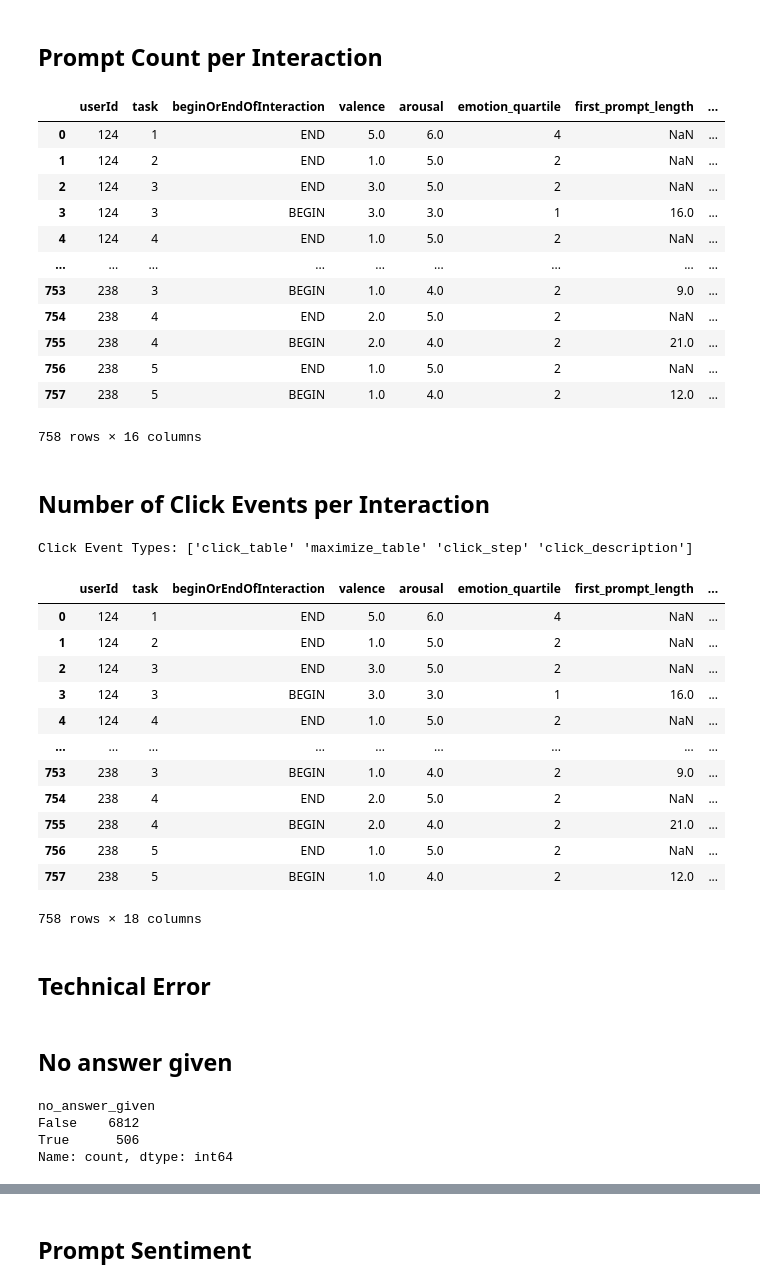
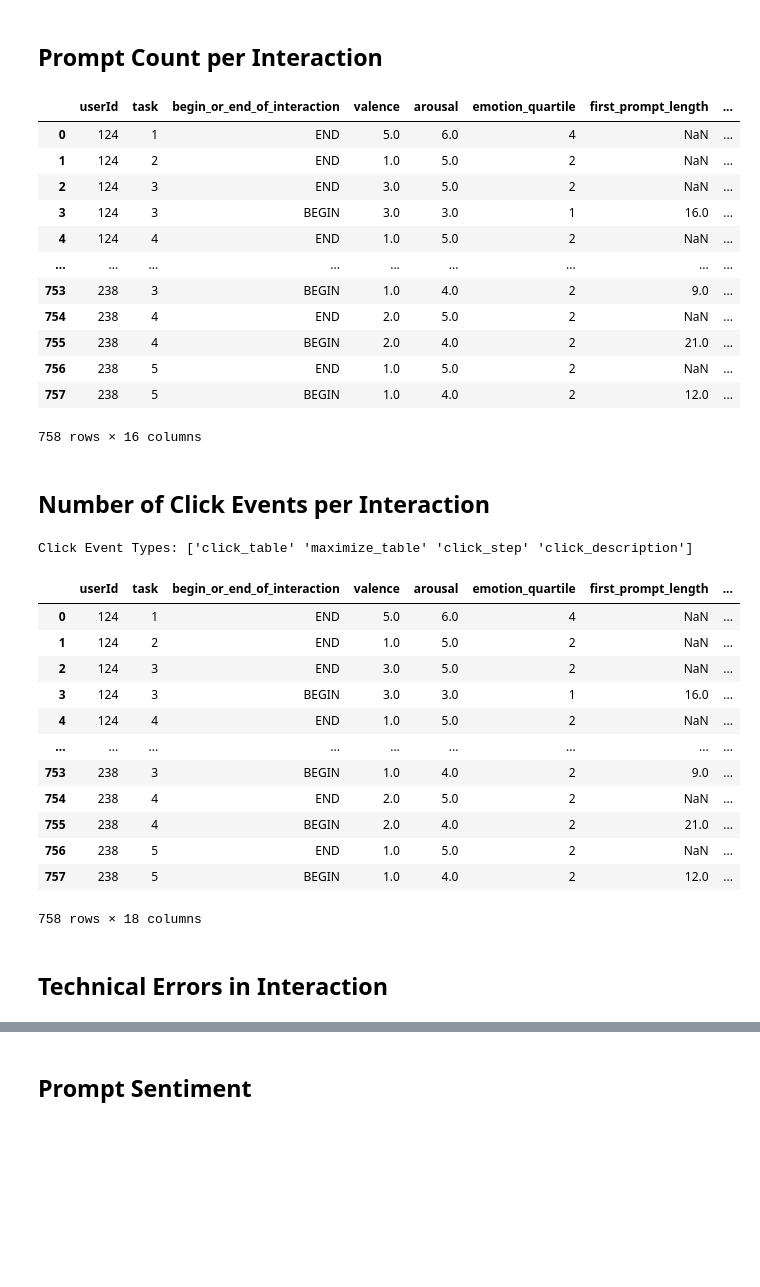
Before and after one commit to MaxiG-ai/user_affectiv_research_llm, a Jupyter notebook: dataset_exploration.ipynb, the cells around one changed output, grey strips where cells are left out. Saved outputs shown, nothing was run; the diff lists cells and outputs as text; code cells hidden in the pictures; blank space fills up the shorter version.

Commit message:
added technical errors

```diff
--- a/dataset_exploration.ipynb
+++ b/dataset_exploration.ipynb
@@ -281,13 +301,13 @@ features_df
 df = first_answer_per_interaction.copy()
 df['first_answer_length'] = df['agent_output'].apply(lambda x: len(x.split()))
 
-features_df = pd.merge(features_df, df[['userId', 'task', 'beginOrEndOfInteraction', 'first_answer_length']], on=['userId', 'task', 'beginOrEndOfInteraction'], how='left')
+features_df = pd.merge(features_df, df[['userId', 'task', 'begin_or_end_of_interaction', 'first_answer_length']], on=['userId', 'task', 'begin_or_end_of_interaction'], how='left')
 
 # Add length of last prompt to features_df
 df = last_answer_per_interaction.copy()
 df['last_answer_length'] = df['agent_output'].apply(lambda x: len(x.split()))
 
-features_df = pd.merge(features_df, df[['userId', 'task', 'beginOrEndOfInteraction', 'last_answer_length']], on=['userId', 'task', 'beginOrEndOfInteraction'], how='left')
+features_df = pd.merge(features_df, df[['userId', 'task', 'begin_or_end_of_interaction', 'last_answer_length']], on=['userId', 'task', 'begin_or_end_of_interaction'], how='left')
 
 
 
@@ -297,10 +317,10 @@ df['avg_agent_answer_length'] = df['agent_output'].apply(lambda x: len(x.split()
 
 df = df.groupby(['userId', 'task'])['avg_agent_answer_length'].mean().reset_index()
 
-df['beginOrEndOfInteraction'] = 'END'
+df['begin_or_end_of_interaction'] = 'END'
 
-features_df = pd.merge(features_df, df[['userId', 'task', 'beginOrEndOfInteraction', 'avg_agent_answer_length']],
-                       on=['userId', 'task', 'beginOrEndOfInteraction'], how='left')
+features_df = pd.merge(features_df, df[['userId', 'task', 'begin_or_end_of_interaction', 'avg_agent_answer_length']],
+                       on=['userId', 'task', 'begin_or_end_of_interaction'], how='left')
 
 features_df
 # %% [output]
@@ -322,10 +342,10 @@ features_df
 # %%
 # (last prompt timestamp) - (2nd last agent answer timestamp)
 
-df = pd.merge(last_prompt_per_interaction[['userId', 'task', 'timestamp_unix', 'beginOrEndOfInteraction']], second_last_answer_per_interaction[['userId', 'task', 'timestamp_unix', 'beginOrEndOfInteraction']], on=['userId', 'task', 'beginOrEndOfInteraction'], how='inner')
+df = pd.merge(last_prompt_per_interaction[['userId', 'task', 'timestamp_unix', 'begin_or_end_of_interaction']], second_last_answer_per_interaction[['userId', 'task', 'timestamp_unix', 'begin_or_end_of_interaction']], on=['userId', 'task', 'begin_or_end_of_interaction'], how='inner')
 df['formulation_time'] = df['timestamp_unix_x'] - df['timestamp_unix_y']
 
-features_df = pd.merge(features_df, df[['userId', 'task', 'beginOrEndOfInteraction', 'formulation_time']], on=['userId', 'task', 'beginOrEndOfInteraction'], how='left')
+features_df = pd.merge(features_df, df[['userId', 'task', 'begin_or_end_of_interaction', 'formulation_time']], on=['userId', 'task', 'begin_or_end_of_interaction'], how='left')
 
 features_df.loc[features_df['formulation_time'] < 0, 'formulation_time'] = np.nan
 
@@ -348,17 +368,17 @@ features_df
 ## Agent Answer Time (in seconds)
 # %%
 # (first agent answer timestamp) - (first prompt timestamp)
-df = pd.merge(first_answer_per_interaction[['userId', 'task', 'timestamp_unix', 'beginOrEndOfInteraction']], first_prompt_per_interaction[['userId', 'task', 'timestamp_unix', 'beginOrEndOfInteraction']], on=['userId', 'task', 'beginOrEndOfInteraction'], how='inner')
+df = pd.merge(first_answer_per_interaction[['userId', 'task', 'timestamp_unix', 'begin_or_end_of_interaction']], first_prompt_per_interaction[['userId', 'task', 'timestamp_unix', 'begin_or_end_of_interaction']], on=['userId', 'task', 'begin_or_end_of_interaction'], how='inner')
 df['first_agent_answer_time'] = df['timestamp_unix_x'] - df['timestamp_unix_y']
 
-features_df = pd.merge(features_df, df[['userId', 'task', 'beginOrEndOfInteraction', 'first_agent_answer_time']], on=['userId', 'task', 'beginOrEndOfInteraction'], how='left')
+features_df = pd.merge(features_df, df[['userId', 'task', 'begin_or_end_of_interaction', 'first_agent_answer_time']], on=['userId', 'task', 'begin_or_end_of_interaction'], how='left')
 
 # (last agent answer timestamp) - (last prompt timestamp)
 
-df = pd.merge(last_answer_per_interaction[['userId', 'task', 'timestamp_unix', 'beginOrEndOfInteraction']], last_prompt_per_interaction[['userId', 'task', 'timestamp_unix', 'beginOrEndOfInteraction']], on=['userId', 'task', 'beginOrEndOfInteraction'], how='inner')
+df = pd.merge(last_answer_per_interaction[['userId', 'task', 'timestamp_unix', 'begin_or_end_of_interaction']], last_prompt_per_interaction[['userId', 'task', 'timestamp_unix', 'begin_or_end_of_interaction']], on=['userId', 'task', 'begin_or_end_of_interaction'], how='inner')
 df['last_agent_answer_time'] = df['timestamp_unix_x'] - df['timestamp_unix_y']
 
-features_df = pd.merge(features_df, df[['userId', 'task', 'beginOrEndOfInteraction', 'last_agent_answer_time']], on=['userId', 'task', 'beginOrEndOfInteraction'], how='left')
+features_df = pd.merge(features_df, df[['userId', 'task', 'begin_or_end_of_interaction', 'last_agent_answer_time']], on=['userId', 'task', 'begin_or_end_of_interaction'], how='left')
 
 features_df.loc[features_df['first_agent_answer_time'] < 0, 'first_agent_answer_time'] = np.nan
 features_df.loc[features_df['last_agent_answer_time'] < 0, 'last_agent_answer_time'] = np.nan
@@ -385,13 +405,13 @@ features_df
 df = md.copy()
 
 df = df[df['message_type'] == 'human'].groupby(['userId', 'task']).size().reset_index(name='number_of_prompts')
-df['beginOrEndOfInteraction'] = 'END'
+df['begin_or_end_of_interaction'] = 'END'
 
-features_df = pd.merge(features_df, df[['userId', 'task', 'beginOrEndOfInteraction', 'number_of_prompts']], on=['userId', 'task', 'beginOrEndOfInteraction'], how='left')
+features_df = pd.merge(features_df, df[['userId', 'task', 'begin_or_end_of_interaction', 'number_of_prompts']], on=['userId', 'task', 'begin_or_end_of_interaction'], how='left')
 
 features_df
 # %% [output]
-|  | userId | task | beginOrEndOfInteraction | valence | arousal | emotion_quartile | first_prompt_length | ... |
+|  | userId | task | begin_or_end_of_interaction | valence | arousal | emotion_quartile | first_prompt_length | ... |
 | 0 | 124 | 1 | END | 5.0 | 6.0 | 4 | NaN | ... |
 | 1 | 124 | 2 | END | 1.0 | 5.0 | 2 | NaN | ... |
 | 2 | 124 | 3 | END | 3.0 | 5.0 | 2 | NaN | ... |
@@ -409,24 +429,24 @@ features_df
 # %%
 df = cd.copy()
 print(f'Click Event Types: {df['event_type'].unique()}')
 
 # Number of Clicks & Maximizations on Tables
 df = df[(df['event_type'] == 'click_table') | (df['event_type'] == 'maximize_table')].groupby(['userId', 'task']).size().reset_index(name='number_of_clicks_on_tables')
-df['beginOrEndOfInteraction'] = 'END'
+df['begin_or_end_of_interaction'] = 'END'
 
-features_df = pd.merge(features_df, df[['userId', 'task', 'beginOrEndOfInteraction', 'number_of_clicks_on_tables']], on=['userId', 'task', 'beginOrEndOfInteraction'], how='left')
+features_df = pd.merge(features_df, df[['userId', 'task', 'begin_or_end_of_interaction', 'number_of_clicks_on_tables']], on=['userId', 'task', 'begin_or_end_of_interaction'], how='left')
 
 # Number of Clicks on Steps & Descriptions
 df = cd.copy()
 df = df[(df['event_type'] == 'click_step') | (df['event_type'] == 'click_description')].groupby(['userId', 'task']).size().reset_index(name='number_of_clicks_on_steps_and_descriptions')
-df['beginOrEndOfInteraction'] = 'END'
+df['begin_or_end_of_interaction'] = 'END'
 
-features_df = pd.merge(features_df, df[['userId', 'task', 'beginOrEndOfInteraction', 'number_of_clicks_on_steps_and_descriptions']], on=['userId', 'task', 'beginOrEndOfInteraction'], how='left')
+features_df = pd.merge(features_df, df[['userId', 'task', 'begin_or_end_of_interaction', 'number_of_clicks_on_steps_and_descriptions']], on=['userId', 'task', 'begin_or_end_of_interaction'], how='left')
 
 features_df
 # %% [output]
 Click Event Types: ['click_table' 'maximize_table' 'click_step' 'click_description']
-|  | userId | task | beginOrEndOfInteraction | valence | arousal | emotion_quartile | first_prompt_length | ... |
+|  | userId | task | begin_or_end_of_interaction | valence | arousal | emotion_quartile | first_prompt_length | ... |
 | 0 | 124 | 1 | END | 5.0 | 6.0 | 4 | NaN | ... |
 | 1 | 124 | 2 | END | 1.0 | 5.0 | 2 | NaN | ... |
 | 2 | 124 | 3 | END | 3.0 | 5.0 | 2 | NaN | ... |
@@ -440,6 +460,4 @@ Click Event Types: ['click_table' 'maximize_table' 'click_step' 'click_descripti
 | 757 | 238 | 5 | BEGIN | 1.0 | 4.0 | 2 | 12.0 | ... |
 758 rows × 18 columns
 # %% [markdown]
-## Technical Error
+## Technical Errors in Interaction
-# %% [markdown]
-## No answer given
@@ -449,8 +463,0 @@ df = pd.merge(ee, md, left_on=['userId', 'task'], right_on=['userId', 'task'], h
-# %%
-df['no_answer_given'] = df['agent_output'] == "Leider habe ich keine Antwort auf diese Frage. Versuchen Sie bitte Ihre Frage anders zu formulieren, oder komplexe Fragestellungen in einfachere Fragen zu unterteilen."
-print(df.no_answer_given.value_counts())
-# %% [output]
-no_answer_given
-False    6812
-True      506
-Name: count, dtype: int64
```
Also changed, not shown: parts of 21 cells of this notebook, 1 other file.
